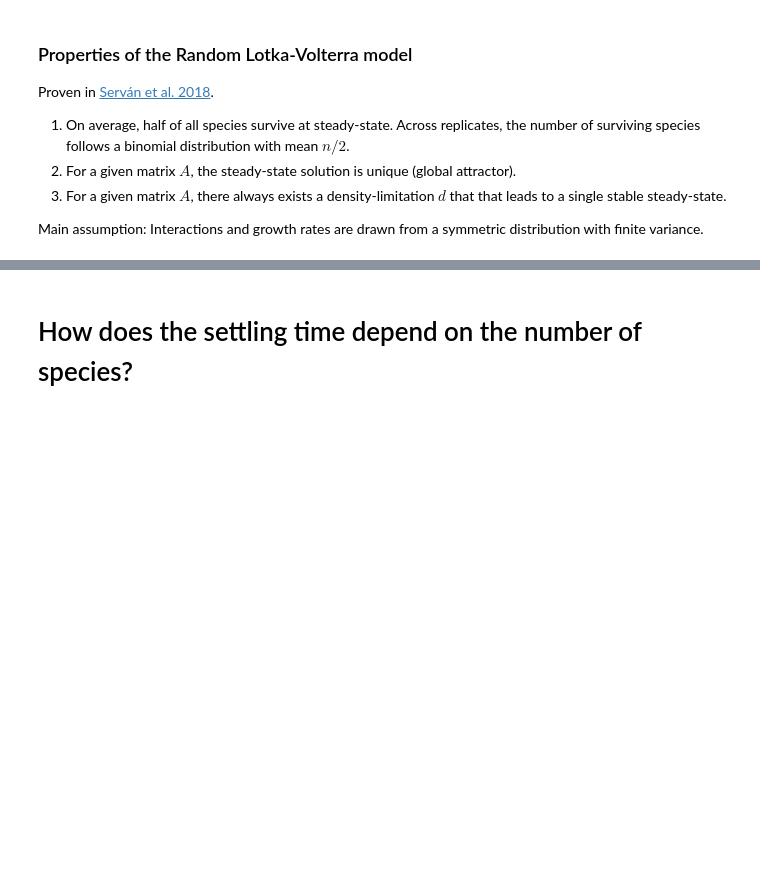
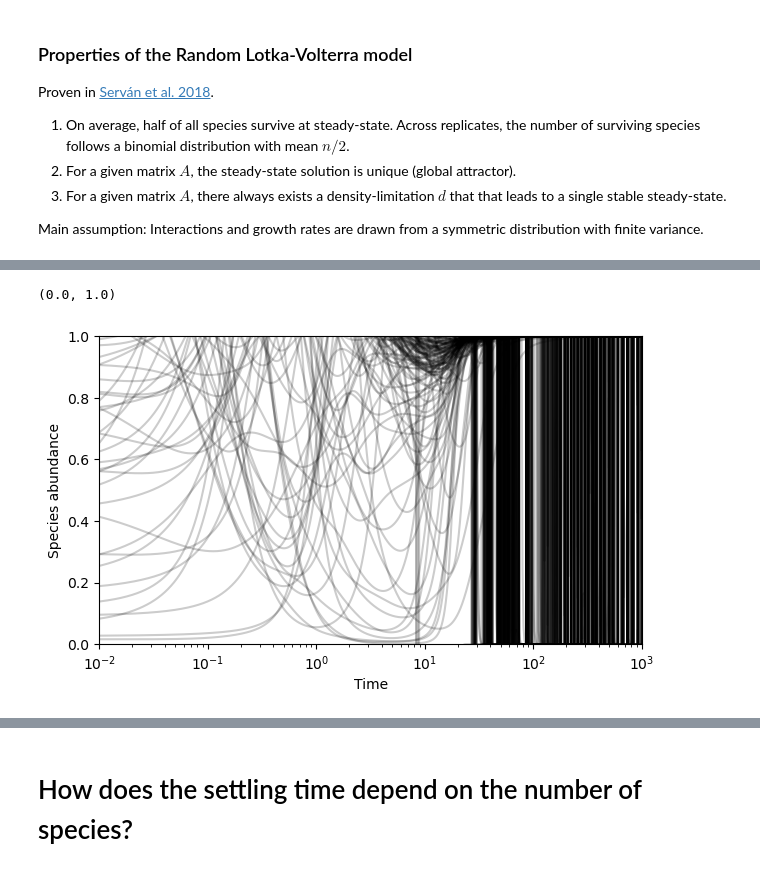
Before and after one commit to williamgilpin/illotka, a Jupyter notebook: demos.ipynb, the cells around one changed output, grey strips where cells are left out. Cells and saved outputs as stored; diff of their text form; code cells hidden in the pictures; blank space fills up the shorter version.

```diff
--- a/demos.ipynb
+++ b/demos.ipynb
@@ -174,0 +270,10 @@ plt.ylim(0, None)
+# %%
+plt.figure(figsize=(7, 4))
+plt.semilogx(t, y / y[-1], color="k", lw=1.5, alpha=0.2);
+plt.xlabel("Time")
+plt.ylabel("Species abundance")
+plt.xlim(1e-2, 1000)
+plt.ylim(0, 1)
+# %% [output]
+(0.0, 1.0)
+[figure, added]
```
Also changed, not shown: parts of 16 cells of this notebook, 3 other files.
